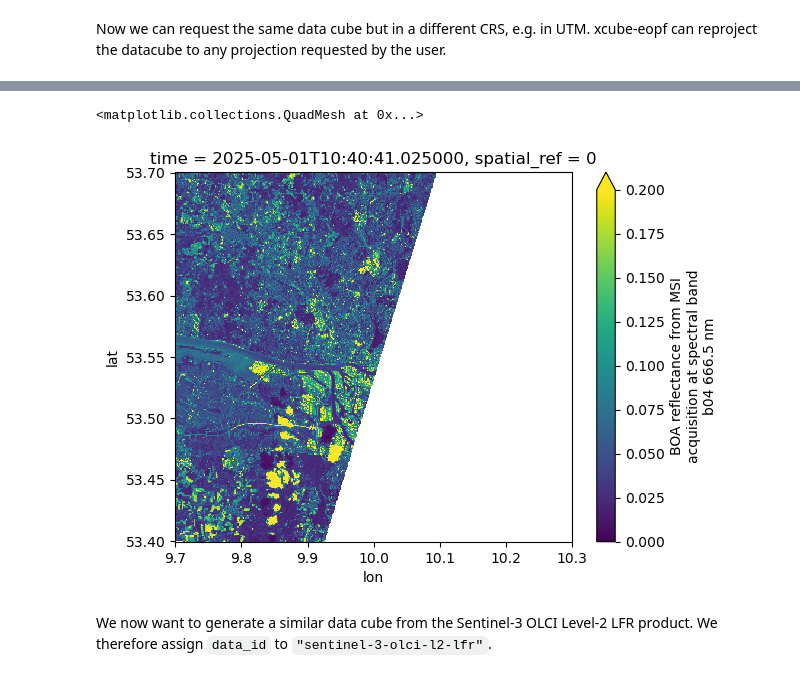
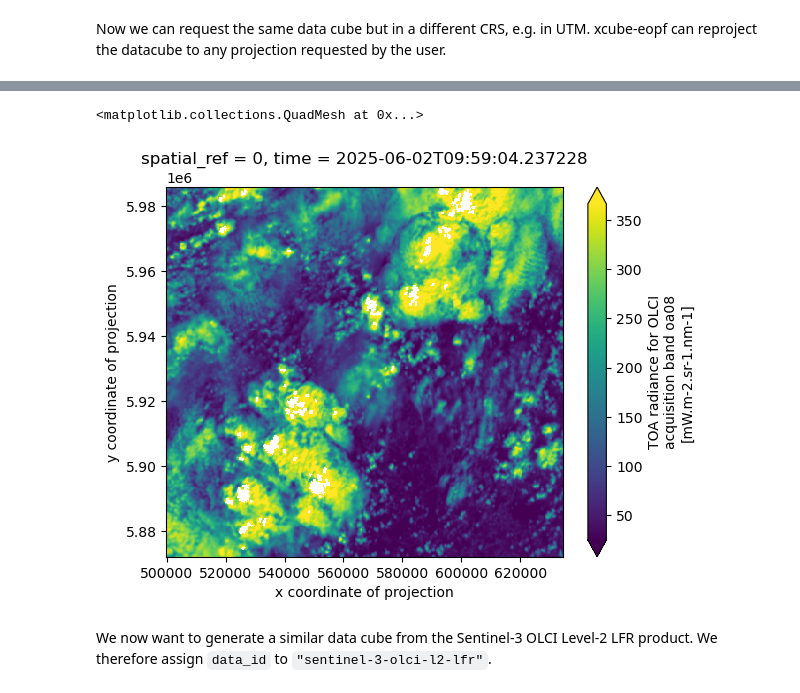
Before and after one commit to EOPF-Sample-Service/xcube-eopf, a Jupyter notebook: examples/sentinel_3.ipynb, the cells around one changed output, grey strips where cells are left out. Saved outputs shown, nothing was run; the diff lists cells and outputs as text; code cells hidden in the pictures.

```diff
--- a/examples/sentinel_3.ipynb
+++ b/examples/sentinel_3.ipynb
@@ -53,6 +53,9 @@ We now want to generate a data cube from the Sentinel-3 OLCI Level-1 EFR product
 # %%
 bbox = [9., 53., 11., 54.]
-crs_utm = "EPSG:4326"
+crs = "EPSG:4326"
+time_range = ["2025-06-01", "2025-06-05"]
+resolution = 300 # meter
+bands = ["oa04_radiance", "oa06_radiance", "oa08_radiance"] # RGB bands
 # %%
 %%time
 ds = store.open_data(
@@ -79,12 +164,11 @@ Now we can request the same data cube but in a different CRS, e.g. in UTM. xcube
 crs_utm = "EPSG:32632"
 bbox_utm = reproject_bbox(bbox, "EPSG:4326", crs_utm)
 ds = store.open_data(
-    data_id="sentinel-2-l2a",
+    data_id="sentinel-3-olci-l1-efr",
     bbox=bbox_utm,
-    time_range=["2025-05-01", "2025-05-07"],
-    spatial_res=300,
+    time_range=time_range,
+    spatial_res=resolution,
     crs=crs_utm,
-    variables=["b02", "b03", "b04", "scl"],
+    variables=bands
 )
-
 ds
@@ -91,4 +257,4 @@ ds
 # %%
 %%time
-ds.oa08_radiance.isel(time=0)[::10, ::10].plot(vmin=0, vmax=0.2)
+ds.oa08_radiance.isel(time=0).plot(robust=True)
 # %% [output]
@@ -97,5 +263,5 @@ Wall time: 3.86 s
 <matplotlib.collections.QuadMesh at 0x...>
-[figure, old version]
+[figure, new version]
 # %% [markdown]
 We now want to generate a similar data cube from the Sentinel-3 OLCI Level-2 LFR product. We therefore assign `data_id` to `"sentinel-3-olci-l2-lfr"`.
 # %%
```
Also changed, not shown: parts of 10 cells of this notebook, 11 other files.
